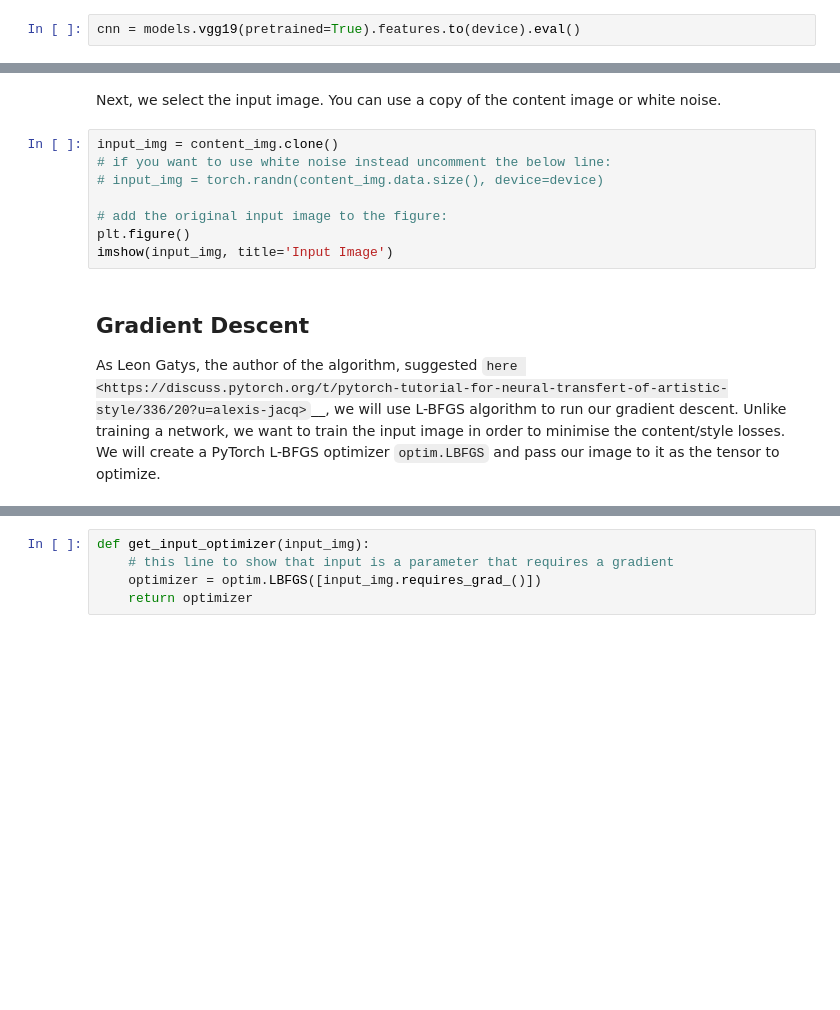
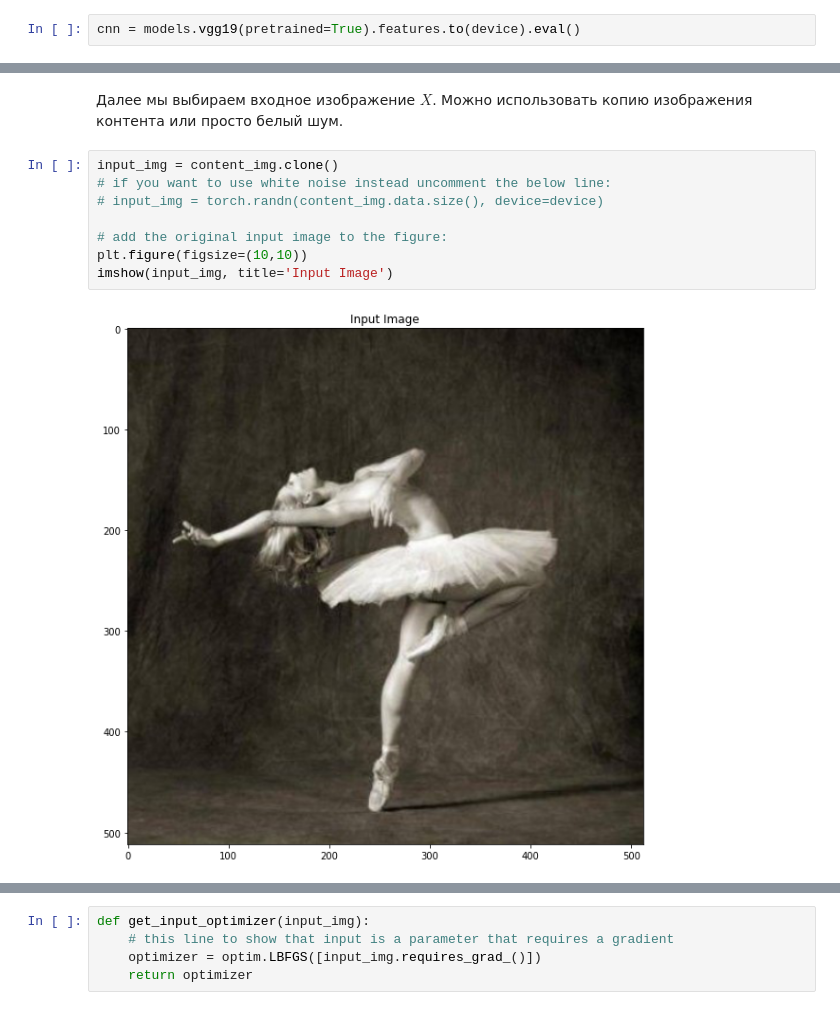
Before and after one commit to qtsar/neural-style-transfer, a Jupyter notebook: pytorch-style-transfer.ipynb, the cells around one changed output, grey strips where cells are left out. Cells and saved outputs as stored; diff of their text form; blank space fills up the shorter version.

```diff
--- a/pytorch-style-transfer.ipynb
+++ b/pytorch-style-transfer.ipynb
@@ -356,23 +285,15 @@ def get_style_model_and_losses(cnn, normalization_mean, normalization_std,
     model = model[:(i + 1)]
 
     return model, style_losses, content_losses
-# %% [markdown]
-Next, we select the input image. You can use a copy of the content image
-or white noise.
+# %% [markdown]
+Далее мы выбираем входное изображение $X$. Можно использовать копию изображения контента или просто белый шум.
 # %%
 input_img = content_img.clone()
 # if you want to use white noise instead uncomment the below line:
 # input_img = torch.randn(content_img.data.size(), device=device)
 
 # add the original input image to the figure:
-plt.figure()
+plt.figure(figsize=(10,10))
 imshow(input_img, title='Input Image')
+# %% [output]
+[figure, added]
-# %% [markdown]
-Gradient Descent
-----------------
-
-As Leon Gatys, the author of the algorithm, suggested `here <https://discuss.pytorch.org/t/pytorch-tutorial-for-neural-transfert-of-artistic-style/336/20?u=alexis-jacq>`__, we will use
-L-BFGS algorithm to run our gradient descent. Unlike training a network,
-we want to train the input image in order to minimise the content/style
-losses. We will create a PyTorch L-BFGS optimizer ``optim.LBFGS`` and pass
-our image to it as the tensor to optimize.
```
Also changed, not shown: parts of 56 cells of this notebook.
